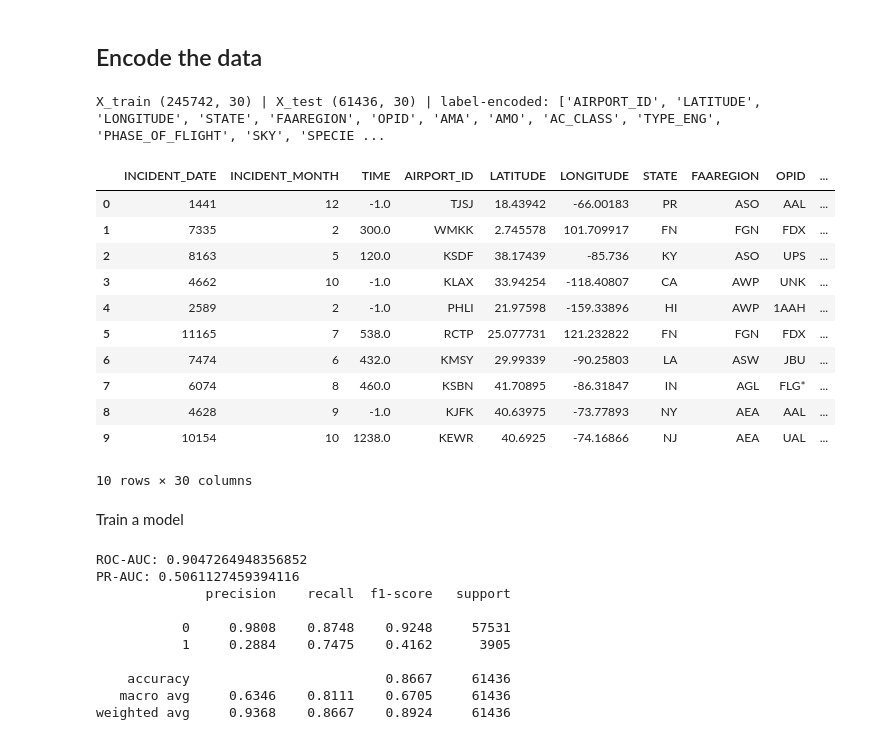
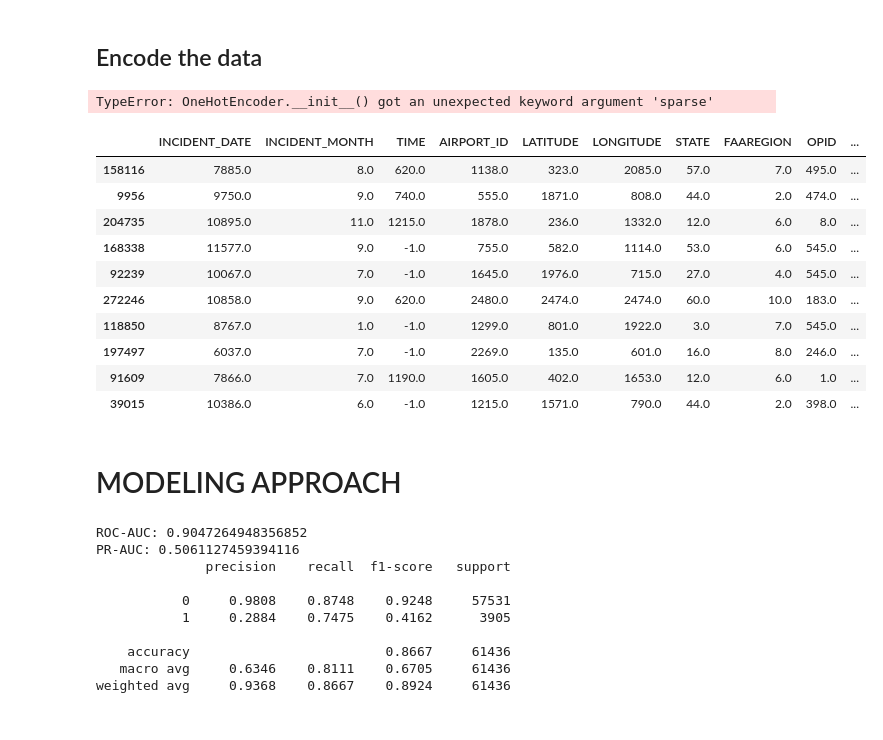
Before and after one commit to oronila/ml-1-project, a Jupyter notebook: main.ipynb, the cells around one changed output. Saved outputs shown, nothing was run; the diff lists cells and outputs as text; code cells hidden in the pictures.

```diff
--- a/main.ipynb
+++ b/main.ipynb
@@ -406,7 +391,7 @@ if text_cols:
 
     # One-hot encode low-cardinality categorical features.
     if low_card_cols:
-        ohe = OneHotEncoder(sparse=False, handle_unknown="ignore")
+        ohe = OneHotEncoder(sparse_output=False, handle_unknown="ignore")
         ohe.fit(X_train[low_card_cols])
         ohe_train = pd.DataFrame(
             ohe.transform(X_train[low_card_cols]),
@@ -444,24 +429,23 @@ X_test = X_test.astype(float)
 
 print("X_train", X_train.shape, "| X_test", X_test.shape, "| text columns:", text_cols)
 # %% [output]
-X_train (245742, 30) | X_test (61436, 30) | label-encoded: ['AIRPORT_ID', 'LATITUDE', 'LONGITUDE', 'STATE', 'FAAREGION', 'OPID', 'AMA', 'AMO', 'AC_CLASS', 'TYPE_ENG', 'PHASE_OF_FLIGHT', 'SKY', 'SPECIE ...
+TypeError: OneHotEncoder.__init__() got an unexpected keyword argument 'sparse'
 # %%
-X.head(10)
+X_train.head(10)
 # %% [output]
 |  | INCIDENT_DATE | INCIDENT_MONTH | TIME | AIRPORT_ID | LATITUDE | LONGITUDE | STATE | FAAREGION | OPID | ... |
-| 0 | 1441 | 12 | -1.0 | TJSJ | 18.43942 | -66.00183 | PR | ASO | AAL | ... |
-| 1 | 7335 | 2 | 300.0 | WMKK | 2.745578 | 101.709917 | FN | FGN | FDX | ... |
-| 2 | 8163 | 5 | 120.0 | KSDF | 38.17439 | -85.736 | KY | ASO | UPS | ... |
-| 3 | 4662 | 10 | -1.0 | KLAX | 33.94254 | -118.40807 | CA | AWP | UNK | ... |
-| 4 | 2589 | 2 | -1.0 | PHLI | 21.97598 | -159.33896 | HI | AWP | 1AAH | ... |
-| 5 | 11165 | 7 | 538.0 | RCTP | 25.077731 | 121.232822 | FN | FGN | FDX | ... |
-| 6 | 7474 | 6 | 432.0 | KMSY | 29.99339 | -90.25803 | LA | ASW | JBU | ... |
-| 7 | 6074 | 8 | 460.0 | KSBN | 41.70895 | -86.31847 | IN | AGL | FLG* | ... |
-| 8 | 4628 | 9 | -1.0 | KJFK | 40.63975 | -73.77893 | NY | AEA | AAL | ... |
-| 9 | 10154 | 10 | 1238.0 | KEWR | 40.6925 | -74.16866 | NJ | AEA | UAL | ... |
+| 158116 | 7885.0 | 8.0 | 620.0 | 1138.0 | 323.0 | 2085.0 | 57.0 | 7.0 | 495.0 | ... |
+| 9956 | 9750.0 | 9.0 | 740.0 | 555.0 | 1871.0 | 808.0 | 44.0 | 2.0 | 474.0 | ... |
+| 204735 | 10895.0 | 11.0 | 1215.0 | 1878.0 | 236.0 | 1332.0 | 12.0 | 6.0 | 8.0 | ... |
+| 168338 | 11577.0 | 9.0 | -1.0 | 755.0 | 582.0 | 1114.0 | 53.0 | 6.0 | 545.0 | ... |
+| 92239 | 10067.0 | 7.0 | -1.0 | 1645.0 | 1976.0 | 715.0 | 27.0 | 4.0 | 545.0 | ... |
+| 272246 | 10858.0 | 9.0 | 620.0 | 2480.0 | 2474.0 | 2474.0 | 60.0 | 10.0 | 183.0 | ... |
+| 118850 | 8767.0 | 1.0 | -1.0 | 1299.0 | 801.0 | 1922.0 | 3.0 | 7.0 | 545.0 | ... |
+| 197497 | 6037.0 | 7.0 | -1.0 | 2269.0 | 135.0 | 601.0 | 16.0 | 8.0 | 246.0 | ... |
+| 91609 | 7866.0 | 7.0 | 1190.0 | 1605.0 | 402.0 | 1653.0 | 12.0 | 6.0 | 1.0 | ... |
+| 39015 | 10386.0 | 6.0 | -1.0 | 1215.0 | 1571.0 | 790.0 | 44.0 | 2.0 | 398.0 | ... |
-10 rows × 30 columns
 # %% [markdown]
-Train a model
+# MODELING APPROACH
 # %%
 from sklearn.ensemble import HistGradientBoostingClassifier
 from sklearn.metrics import classification_report, roc_auc_score, average_precision_score
```
Also changed, not shown: parts of 12 cells of this notebook.
